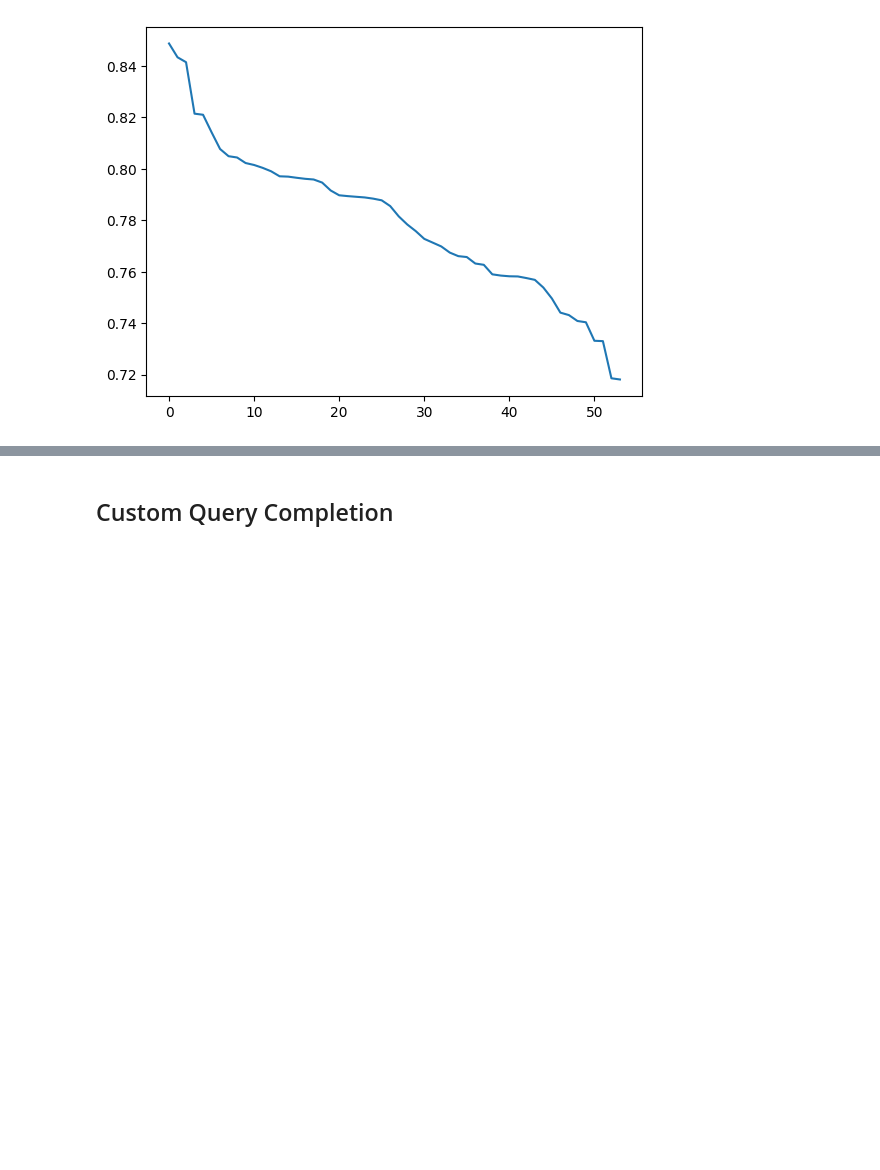
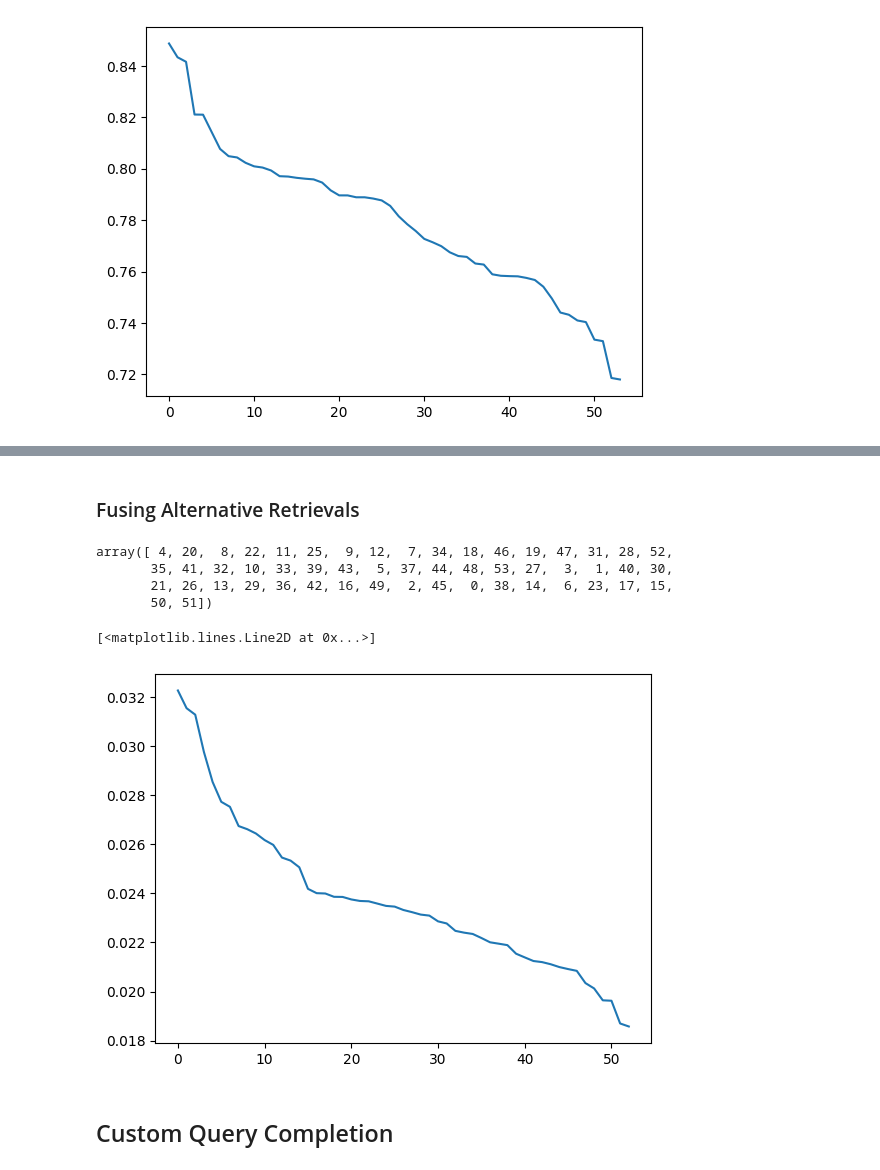
Before and after one commit to mxagar/rag-app-examples, a Jupyter notebook: qa-rag/qa_rag.ipynb, the cells around one changed output, grey strips where cells are left out. Drawn from its saved outputs; the diff is of its cells as text; code cells hidden in the pictures; blank space fills up the shorter version.

```diff
--- a/qa-rag/qa_rag.ipynb
+++ b/qa-rag/qa_rag.ipynb
@@ -689,0 +844,50 @@ plt.plot(sorted_doc_scores)
+# %% [markdown]
+### Fusing Alternative Retrievals
+# %%
+def reciprocal_rank_fusion(
+    results: list[tuple[np.ndarray, np.ndarray]],
+    k: int = 60,
+    top_k: int = 3
+) -> tuple[np.ndarray, np.ndarray]:
+    """
+    Fuse multiple ranked lists using Reciprocal Rank Fusion (RRF).
+
+    Args:
+        results: list of (doc_ids, scores) from each system.
+        k: RRF parameter to dampen long ranks.
+        top_k: return top-k fused results.
+
+    Returns:
+        fused_doc_ids, fused_scores
+    """
+    fused_scores = {}
+    for doc_ids, _ in results:
+        for rank, doc_id in enumerate(doc_ids):
+            fused_scores[doc_id] = fused_scores.get(doc_id, 0) + 1.0 / (k + rank + 1)
+
+    # Sort by fused score
+    sorted_items = sorted(fused_scores.items(), key=lambda x: x[1], reverse=True)
+    if top_k is None or not (0 < top_k < len(sorted_items)):
+        top_k = -1
+    fused_doc_ids = np.array([doc for doc, _ in sorted_items[:top_k]])
+    fused_doc_scores = np.array([score for _, score in sorted_items[:top_k]])
+
+    return fused_doc_ids, fused_doc_scores
+# %%
+fused_doc_ids, fused_doc_scores = reciprocal_rank_fusion(
+    results=[(sorted_emb_doc_ids, sorted_emb_doc_scores), (sorted_tfidf_doc_ids, sorted_tfidf_doc_scores)],
+    k=60,
+    top_k=None,
+)
+# %%
+fused_doc_ids
+# %% [output]
+array([ 4, 20,  8, 22, 11, 25,  9, 12,  7, 34, 18, 46, 19, 47, 31, 28, 52,
+       35, 41, 32, 10, 33, 39, 43,  5, 37, 44, 48, 53, 27,  3,  1, 40, 30,
+       21, 26, 13, 29, 36, 42, 16, 49,  2, 45,  0, 38, 14,  6, 23, 17, 15,
+       50, 51])
+# %%
+plt.plot(fused_doc_scores)
+# %% [output]
+[<matplotlib.lines.Line2D at 0x...>]
+[figure, added]
```
Also changed, not shown: parts of 39 cells of this notebook.
